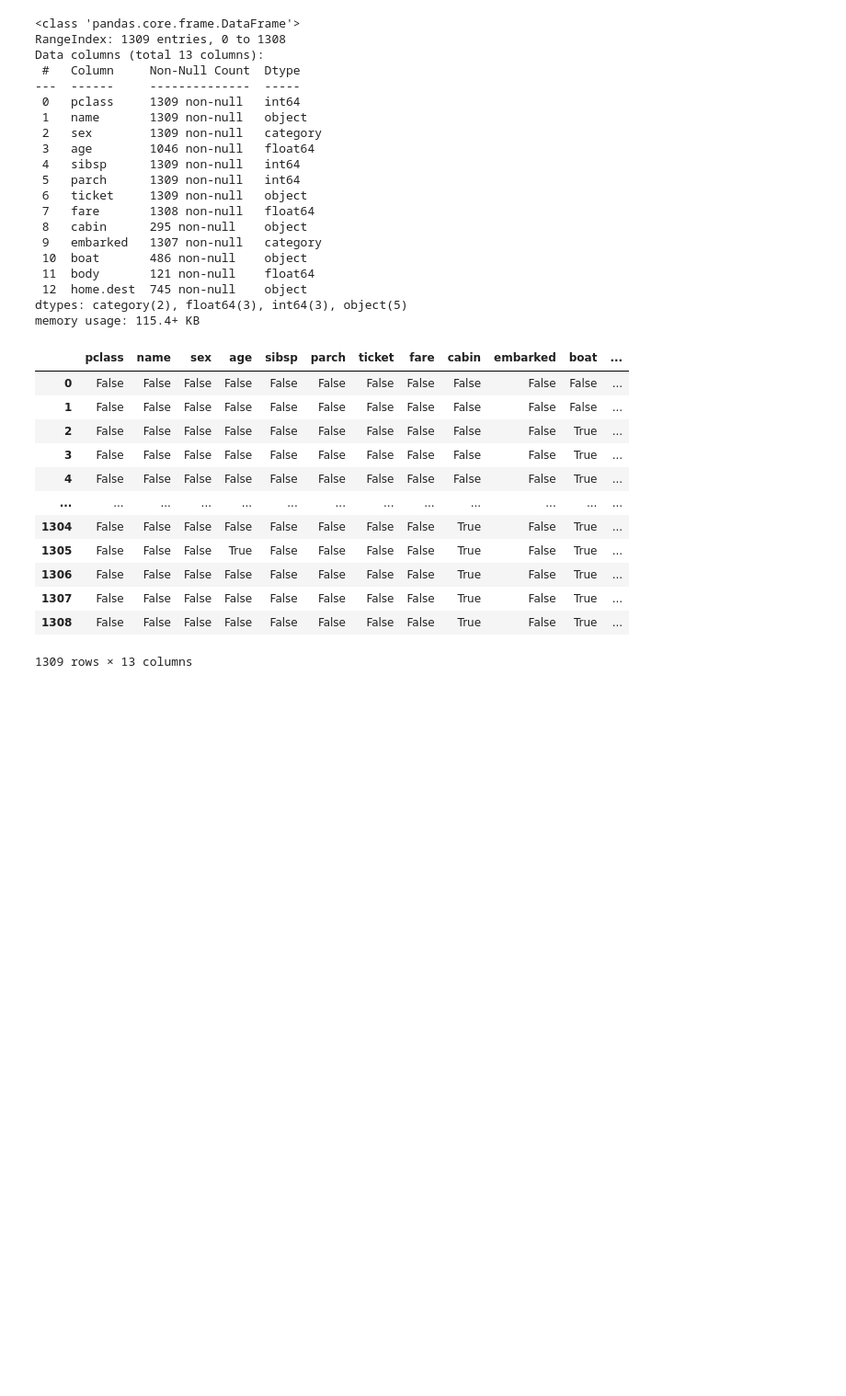
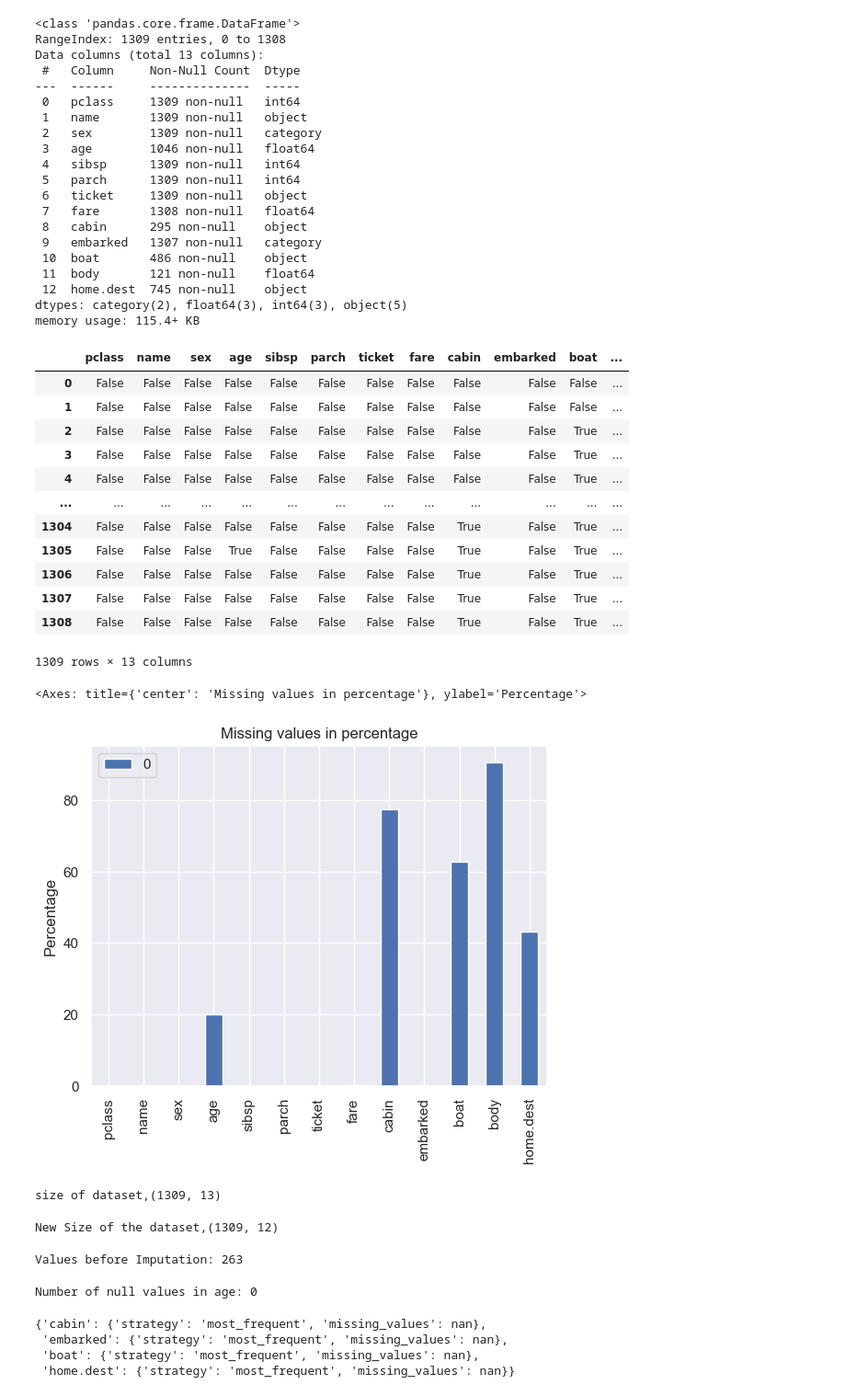
Before and after one commit to atharvapawar9/Jupyter-Notebooks, a Jupyter notebook: SklearnFundamentals.ipynb, the cells around one changed output. Shown at 92% size. Drawn from its saved outputs; the diff is of its cells as text; code cells hidden in the pictures; blank space fills up the shorter version.

```diff
--- a/SklearnFundamentals.ipynb
+++ b/SklearnFundamentals.ipynb
@@ -157,3 +136,15 @@ df.isnull()
 1309 rows × 13 columns
 # %%
 import seaborn as sns
+# %%
+sns.set()
+# %%
+mis_val_per = pd.DataFrame((df.isnull().sum()/len(df))*100)
+mis_val_per.plot(kind = 'bar',title = 'Missing values in percentage', ylabel='Percentage')
+# %% [output]
+<Axes: title={'center': 'Missing values in percentage'}, ylabel='Percentage'>
+[figure, added]
+# %%
+print(f"size of dataset,{df.shape}")
+# %% [output]
+size of dataset,(1309, 13)
@@ -159,0 +153,4 @@ import seaborn as sns
+# %%
+print(f"New Size of the dataset,{df.shape}")
+# %% [output]
+New Size of the dataset,(1309, 12)
@@ -159,0 +159,28 @@ import seaborn as sns
+# %%
+print(f"Values before Imputation: {df.age.isnull().sum()}")
+# %% [output]
+Values before Imputation: 263
+# %%
+imp = SimpleImputer(strategy='mean')
+df['age']=imp.fit_transform(df[['age']])
+print(f"Number of null values in age: {df['age'].isnull().sum()}")
+# %% [output]
+Number of null values in age: 0
+# %%
+def get_parameters(df):
+    parameters = {}
+    for col in df.columns[df.isnull().any()]:
+        if df[col].dtype == 'float64' or df[col].dtype == 'int64' or df[col].dtype == 'int32':
+            strategy = 'mean'
+        else:
+            strategy = 'most_frequent'
+        missing_values = df[col][df[col].isnull()].values[0]
+        parameters[col] = {'strategy': strategy, 'missing_values': missing_values}
+
+    return parameters
+get_parameter(df)
+# %% [output]
+{'cabin': {'strategy': 'most_frequent', 'missing_values': nan},
+ 'embarked': {'strategy': 'most_frequent', 'missing_values': nan},
+ 'boat': {'strategy': 'most_frequent', 'missing_values': nan},
+ 'home.dest': {'strategy': 'most_frequent', 'missing_values': nan}}
```
Also changed, not shown: parts of 12 cells of this notebook.
